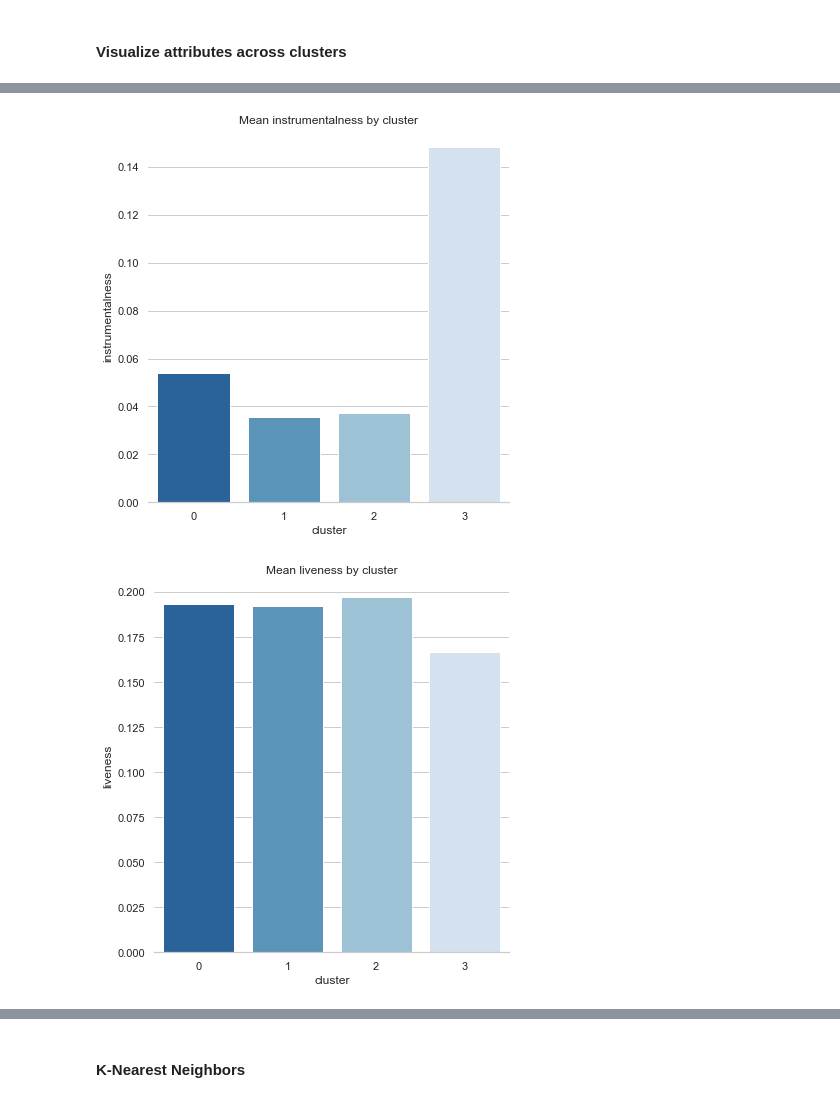
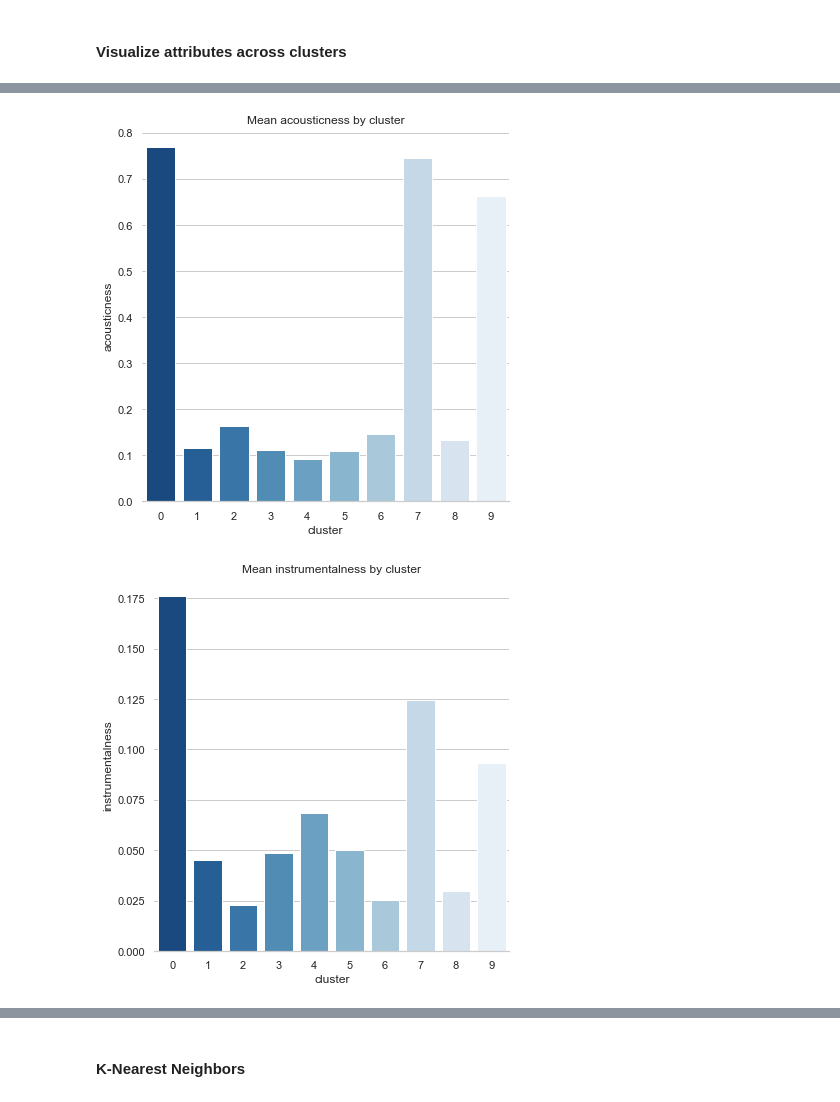
Before and after one commit to spotted-d/spotify-project, a Jupyter notebook: notebooks/austin_eda_work.ipynb, the cells around one changed output, grey strips where cells are left out. Cells and saved outputs as stored; diff of their text form; code cells hidden in the pictures.

Commit message:
added k-means with k=10

```diff
--- a/notebooks/austin_eda_work.ipynb
+++ b/notebooks/austin_eda_work.ipynb
@@ -353,15 +353,18 @@ def run_kmeans(df, clusters):
             df_means[col] = data.groupby(['cluster'])[col].mean().to_frame(col)
 
     # Generate alphabetical representation of clusters
-    mapping = {0:'A', 1:'B', 2:'C', 3:'D'}
+    mapping = {0:'A', 1:'B', 2:'C', 3:'D', 4:'E', 5:'F', 6: 'G', 7:'H', 8:'I', 9:'K'}
     df_means['cluster_alpha'] = df_means['cluster']
     df_means = df_means.replace({'cluster_alpha':mapping})
 
+    data['cluster_alpha'] = data['cluster']
+    data = data.replace({'cluster_alpha':mapping})
 
     return df_means, data
 # %%
+k = 10
 playlist_norm["trackid"] = playlist_norm.index
-playlist_means, playlist_clusters = run_kmeans(playlist_norm, 4)
+playlist_means, playlist_clusters = run_kmeans(playlist_norm, k)
 playlist_means
 # %% [output]
 A value is trying to be set on a copy of a slice from a DataFrame.
@@ -399,7 +407,7 @@ def plot_bar_by_cluster(df, cols):
     chart.set_xlabels(cols[0])
     plt.title(f"""Mean {cols[1]} by cluster""");
 # %%
-features = ['danceability', 'energy', 'key', 'loudness', 'mode', 'speechiness',
+features = ['n','danceability', 'energy', 'key', 'loudness', 'mode', 'speechiness',
            'acousticness', 'instrumentalness', 'liveness', 'valence', 'tempo',
            'duration_ms', 'time_signature']
 
@@ -418,2 +426,2 @@ for feature in features:
-[figure, old version]
+[figure, new version]
-[figure, old version]
+[figure, new version]
```
Also changed, not shown: parts of 5 cells of this notebook.
